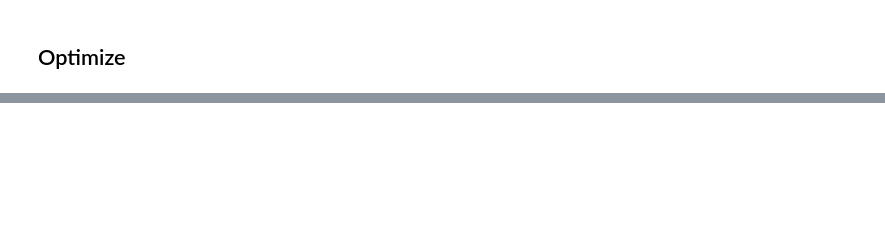
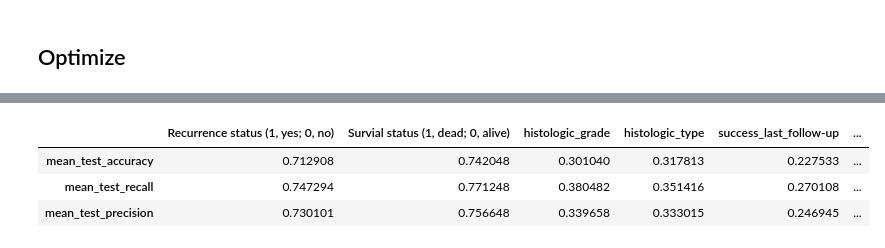
Before and after one commit to caleb-lindgren/deltaCorrML, a Jupyter notebook: mlp.ipynb, the cells around one changed output, grey strips where cells are left out. Cells and saved outputs as stored; diff of their text form; code cells hidden in the pictures; blank space fills up the shorter version.

```diff
--- a/mlp.ipynb
+++ b/mlp.ipynb
@@ -212,0 +185,20 @@ for target, res in optimized_acc.items():
+# %%
+optimized_scores, optimized_params = random_search(
+    X,
+    ys,
+    hidden_layer_width_range=(2, 64),
+    num_hidden_layers_range=(1, 100),
+    activation_funcs=["identity", "logistic", "tanh", "relu"],
+    alpha_range=(1e-6, 1),
+    learning_rate_range=(1e-3, 0.5),
+    momentum_range=(0.1, 1),
+    n_iter=100,
+    mlp_max_iter=1000,
+)
+# %%
+optimized_scores
+# %% [output]
+|  | Recurrence status (1, yes; 0, no) | Survial status (1, dead; 0, alive) | histologic_grade | histologic_type | success_last_follow-up | ... |
+| mean_test_accuracy | 0.712908 | 0.742048 | 0.301040 | 0.317813 | 0.227533 | ... |
+| mean_test_recall | 0.747294 | 0.771248 | 0.380482 | 0.351416 | 0.270108 | ... |
+| mean_test_precision | 0.730101 | 0.756648 | 0.339658 | 0.333015 | 0.246945 | ... |
```
Also changed, not shown: parts of 15 cells of this notebook, 2 other files.
